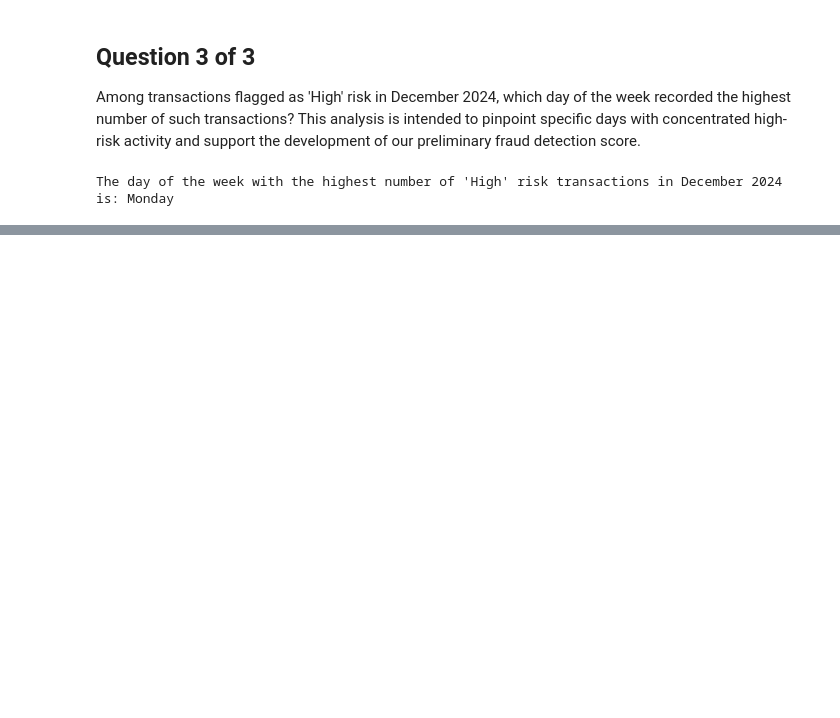
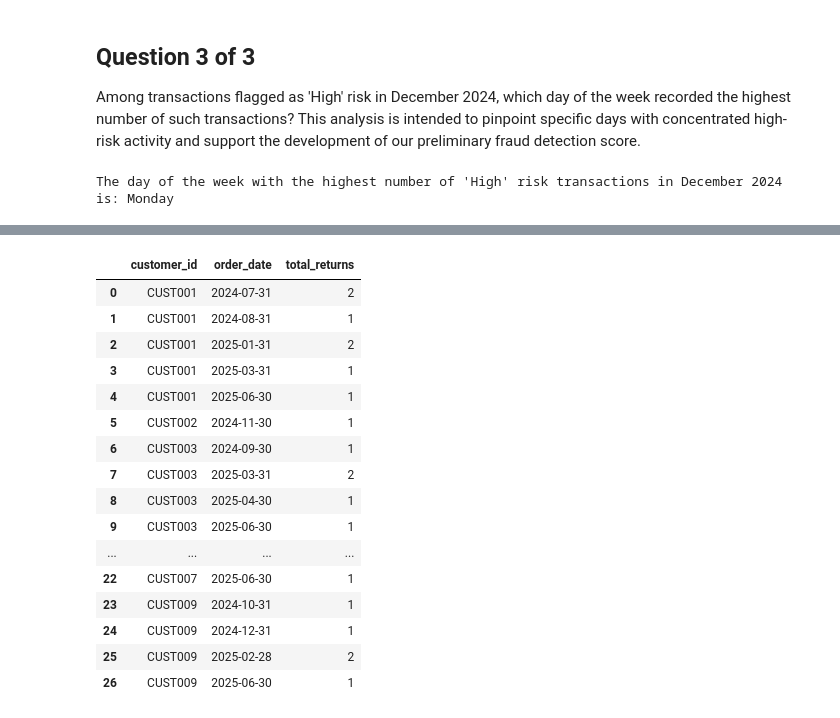
Before and after one commit to Haris-09/Python-Summer-Party-Challenge, a Jupyter notebook: Python_Summer_Party.ipynb, the cells around one changed output, grey strips where cells are left out. Cells and saved outputs as stored; diff of their text form; code cells hidden in the pictures; blank space fills up the shorter version.

```diff
--- a/Python_Summer_Party.ipynb
+++ b/Python_Summer_Party.ipynb
@@ -1598,0 +1687,17 @@ The day of the week with the highest number of 'High' risk transactions in Decem
+# %%
+# Convert 'order_date' to datetime, coercing errors
+customer_returns['order_date'] = pd.to_datetime(customer_returns['order_date'], errors='coerce')
+
+# Filter for the date range
+start_date = '2024-07-01'
+end_date = '2025-06-30'
+returns_in_period = customer_returns[(customer_returns['order_date'] >= start_date) & (customer_returns['order_date'] <= end_date)].copy()
+
+# Filter for returns (return_flag is True)
+returns_only = returns_in_period[returns_in_period['return_flag'] == True]
+
+# Get unique customer IDs
+unique_returning_customers = returns_only['customer_id'].unique()
+
+print("Unique Customer IDs with Returns between July 1st 2024 and June 30th 2025:")
+display(unique_returning_customers)
@@ -1598,0 +1712,30 @@ The day of the week with the highest number of 'High' risk transactions in Decem
+# %%
+# Convert 'order_date' to datetime format (already done in the previous step, but included for completeness)
+customer_returns['order_date'] = pd.to_datetime(customer_returns['order_date'], errors='coerce')
+
+# Filter for returns
+returns_only = customer_returns[customer_returns['return_flag'] == True].copy()
+
+# Group by customer_id and month and count the number of transactions
+monthly_returns_per_customer = returns_only.groupby(['customer_id', pd.Grouper(key='order_date', freq='ME')])['order_id'].count().reset_index(name='total_returns')
+
+# Display the result
+display(monthly_returns_per_customer)
+# %% [output]
+|  | customer_id | order_date | total_returns |
+| 0 | CUST001 | 2024-07-31 | 2 |
+| 1 | CUST001 | 2024-08-31 | 1 |
+| 2 | CUST001 | 2025-01-31 | 2 |
+| 3 | CUST001 | 2025-03-31 | 1 |
+| 4 | CUST001 | 2025-06-30 | 1 |
+| 5 | CUST002 | 2024-11-30 | 1 |
+| 6 | CUST003 | 2024-09-30 | 1 |
+| 7 | CUST003 | 2025-03-31 | 2 |
+| 8 | CUST003 | 2025-04-30 | 1 |
+| 9 | CUST003 | 2025-06-30 | 1 |
+| ... | ... | ... | ... |
+| 22 | CUST007 | 2025-06-30 | 1 |
+| 23 | CUST009 | 2024-10-31 | 1 |
+| 24 | CUST009 | 2024-12-31 | 1 |
+| 25 | CUST009 | 2025-02-28 | 2 |
+| 26 | CUST009 | 2025-06-30 | 1 |
```
Also changed, not shown: parts of 6 cells of this notebook.
